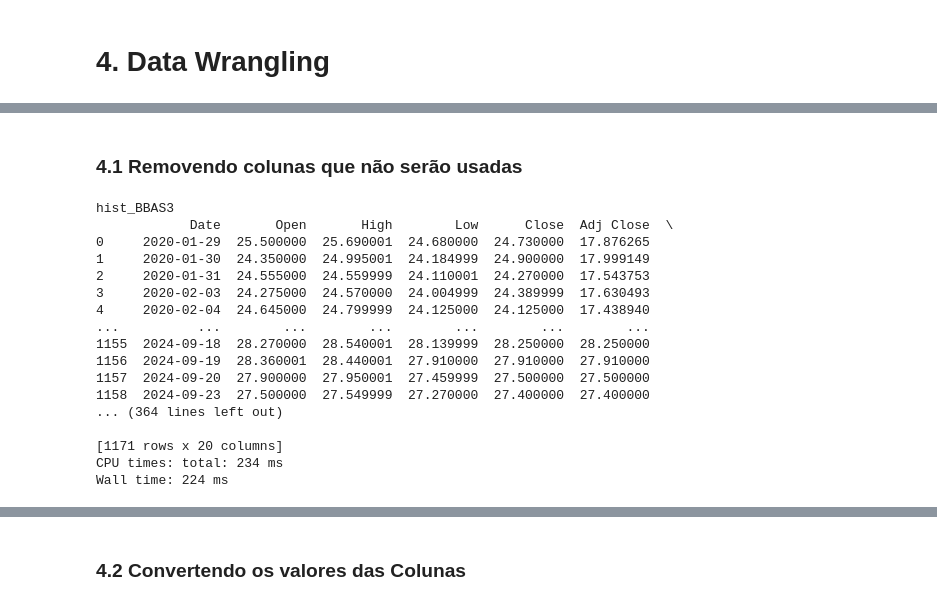
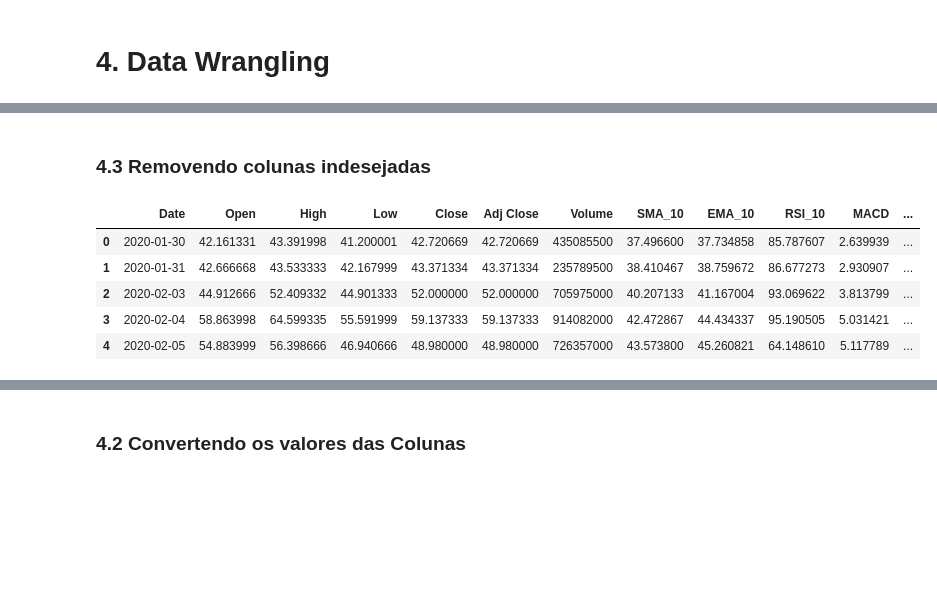
Before and after one commit to TCCCODADA/TCCII, a Jupyter notebook: extraction.ipynb, the cells around one changed output, grey strips where cells are left out. Drawn from its saved outputs; the diff is of its cells as text; code cells hidden in the pictures; blank space fills up the shorter version.

```diff
--- a/extraction.ipynb
+++ b/extraction.ipynb
@@ -171,40 +178,21 @@ Arquivo renomeado: hist_TAEE11.SA -> hist_TAEE11
 # %% [markdown]
-### 4.1 Removendo colunas que não serão usadas
+### 4.3 Removendo colunas indesejadas
-# %%
-%%time
-
-lista_colunas = ['Unnamed: 0.5','Unnamed: 0.4','Unnamed: 0.3','Unnamed: 0.2','Unnamed: 0.1','Unnamed: 0']
-# Defina o caminho da pasta\n
-caminho_pasta = 'Base_dados'
-# Pega o nome dos arquivos da pasta e armazena numa lista\n,
-lista_arquivos = [arquivo for arquivo in os.listdir(caminho_pasta) if os.path.isfile(os.path.join(caminho_pasta, arquivo))]
-
-for arq in lista_arquivos:
-    df = pd.read_csv(f"Base_dados/{arq}")
-    df = df.drop(columns=lista_colunas)
-    df = df.set_index('Date')
-    df.dropna(inplace=True)  # Remove linhas com valores ausentes
-    df.to_csv(f"Base_dados/{arq}") # Salvando o resultado no DataFrame
-
-for arq in lista_arquivos:
-    print(arq)
-    df = pd.read_csv(f"Base_dados/{arq}")
-    print(df)
-# %% [output]
-hist_BBAS3
-            Date       Open       High        Low      Close  Adj Close  \
-0     2020-01-29  25.500000  25.690001  24.680000  24.730000  17.876265
-1     2020-01-30  24.350000  24.995001  24.184999  24.900000  17.999149
-2     2020-01-31  24.555000  24.559999  24.110001  24.270000  17.543753
-3     2020-02-03  24.275000  24.570000  24.004999  24.389999  17.630493
-4     2020-02-04  24.645000  24.799999  24.125000  24.125000  17.438940
-...          ...        ...        ...        ...        ...        ...
-1155  2024-09-18  28.270000  28.540001  28.139999  28.250000  28.250000
-1156  2024-09-19  28.360001  28.440001  27.910000  27.910000  27.910000
-1157  2024-09-20  27.900000  27.950001  27.459999  27.500000  27.500000
-1158  2024-09-23  27.500000  27.549999  27.270000  27.400000  27.400000
-... (364 lines left out)
-
-[1171 rows x 20 columns]
-CPU times: total: 234 ms
-Wall time: 224 ms
+# %%
+for arq in lista_arquivos:
+    df = pd.read_csv(f"Base_dados/{arq}")
+    # Remover as colunas que não estão nas colunas oficiais
+    colunas_lixo = [col for col in df.columns if col not in colunas_oficiais]
+
+    if colunas_lixo:
+        df = df.drop(columns=colunas_lixo)
+
+    df.to_csv(f"Base_dados/{arq}", index=True)
+
+df.head()
+# %% [output]
+|  | Date | Open | High | Low | Close | Adj Close | Volume | SMA_10 | EMA_10 | RSI_10 | MACD | ... |
+| 0 | 2020-01-30 | 42.161331 | 43.391998 | 41.200001 | 42.720669 | 42.720669 | 435085500 | 37.496600 | 37.734858 | 85.787607 | 2.639939 | ... |
+| 1 | 2020-01-31 | 42.666668 | 43.533333 | 42.167999 | 43.371334 | 43.371334 | 235789500 | 38.410467 | 38.759672 | 86.677273 | 2.930907 | ... |
+| 2 | 2020-02-03 | 44.912666 | 52.409332 | 44.901333 | 52.000000 | 52.000000 | 705975000 | 40.207133 | 41.167004 | 93.069622 | 3.813799 | ... |
+| 3 | 2020-02-04 | 58.863998 | 64.599335 | 55.591999 | 59.137333 | 59.137333 | 914082000 | 42.472867 | 44.434337 | 95.190505 | 5.031421 | ... |
+| 4 | 2020-02-05 | 54.883999 | 56.398666 | 46.940666 | 48.980000 | 48.980000 | 726357000 | 43.573800 | 45.260821 | 64.148610 | 5.117789 | ... |
```
Also changed, not shown: parts of 21 cells of this notebook, 7 other files.
